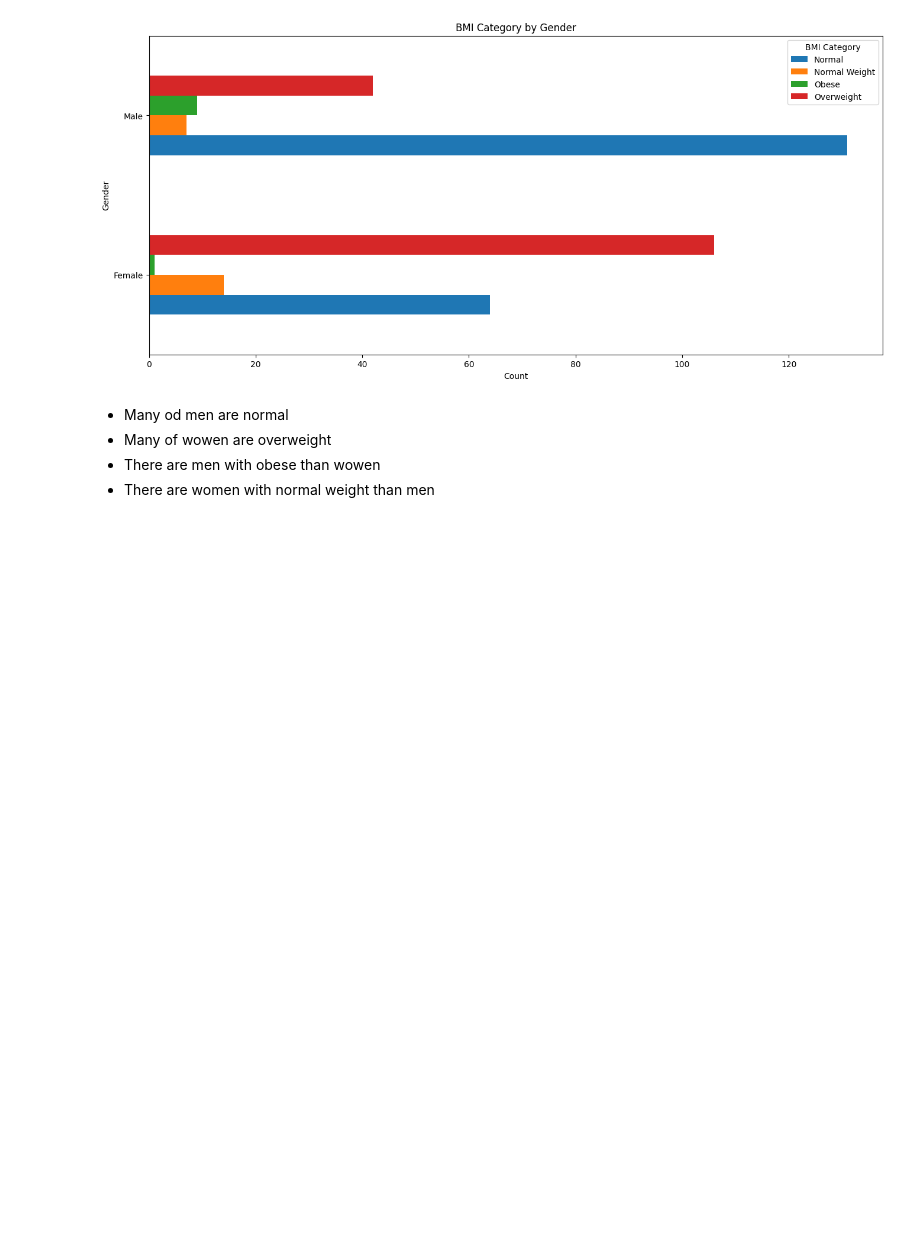
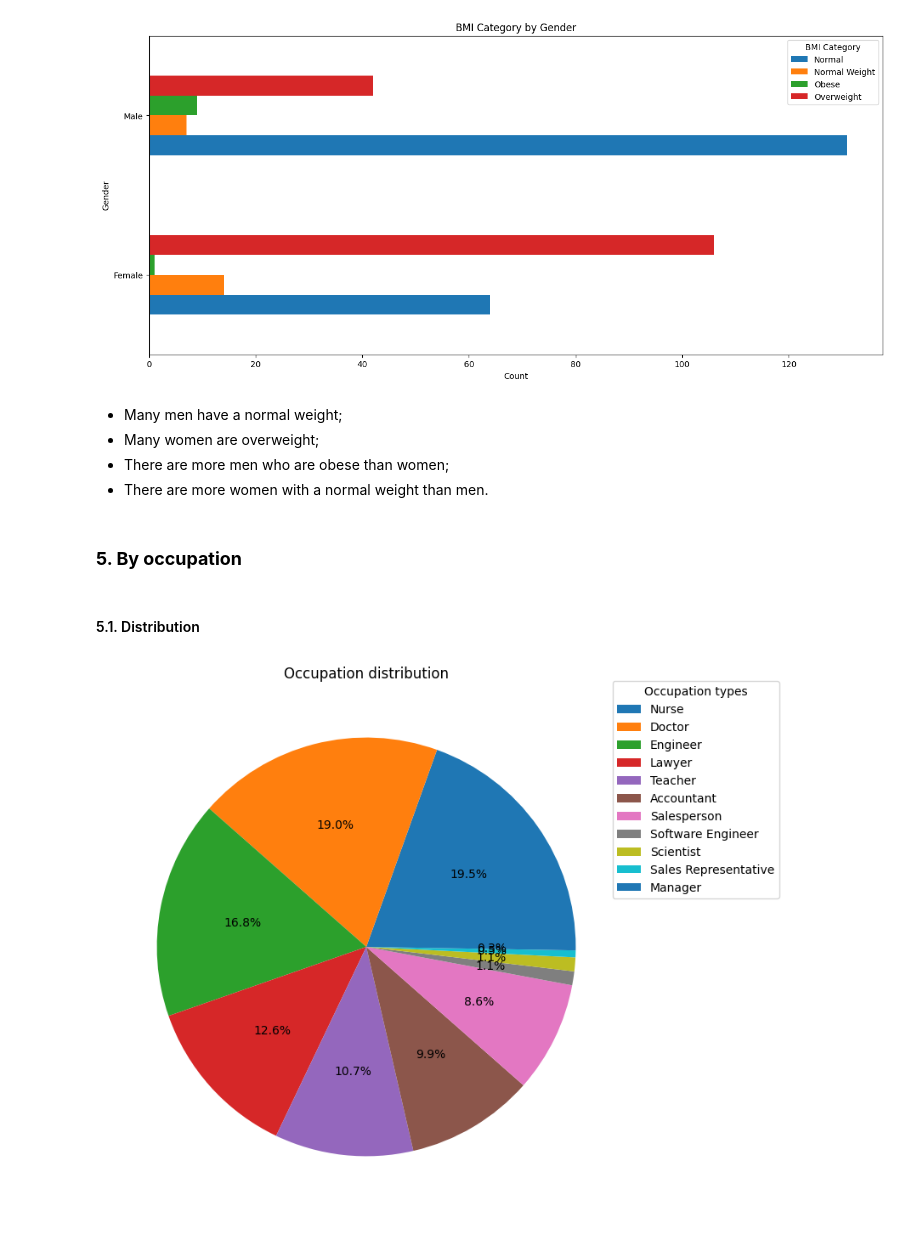
Before and after one commit to TIHeitorDS/sleep_health_analysis, a Jupyter notebook: notebook/main.ipynb, the cells around one changed output. Cells and saved outputs as stored; diff of their text form; code cells hidden in the pictures; blank space fills up the shorter version.

Commit message:
feat: occupation

```diff
--- a/notebook/main.ipynb
+++ b/notebook/main.ipynb
@@ -82,7 +82,22 @@ plt.show()
 # %% [output]
 [figure]
 # %% [markdown]
-- Many od men are normal
-- Many of wowen are overweight
-- There are men with obese than wowen
-- There are women with normal weight than men
+- Many men have a normal weight;
+- Many women are overweight;
+- There are more men who are obese than women;
+- There are more women with a normal weight than men.
+# %% [markdown]
+### **5. By occupation**
+# %% [markdown]
+#### 5.1. Distribution
+# %%
+occupation = data['Occupation'].value_counts()
+
+plt.figure(figsize=(12, 8))
+plt.pie(occupation, autopct='%1.1f%%')
+plt.legend(title='Occupation types', labels=occupation.index, bbox_to_anchor=(1.3, 0.8), loc="center right")
+plt.title('Occupation distribution')
+
+plt.show()
+# %% [output]
+[figure, added]
```
Also changed, not shown: parts of 8 cells of this notebook, 1 other file.
